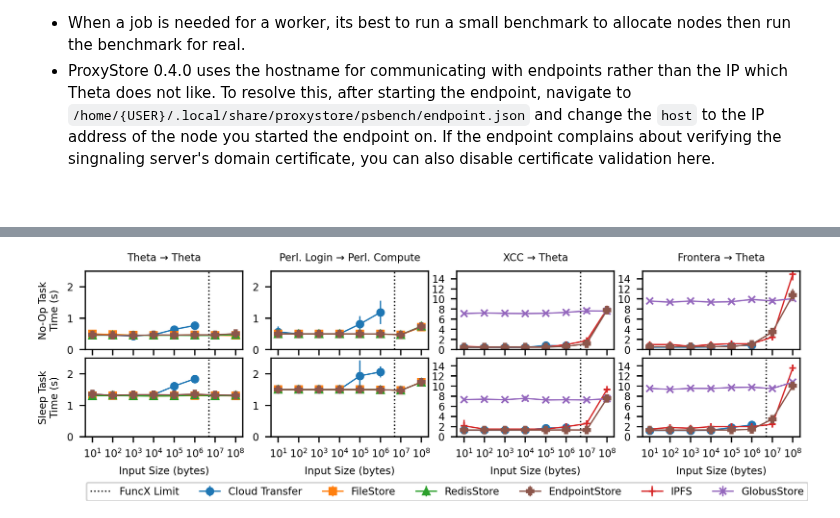
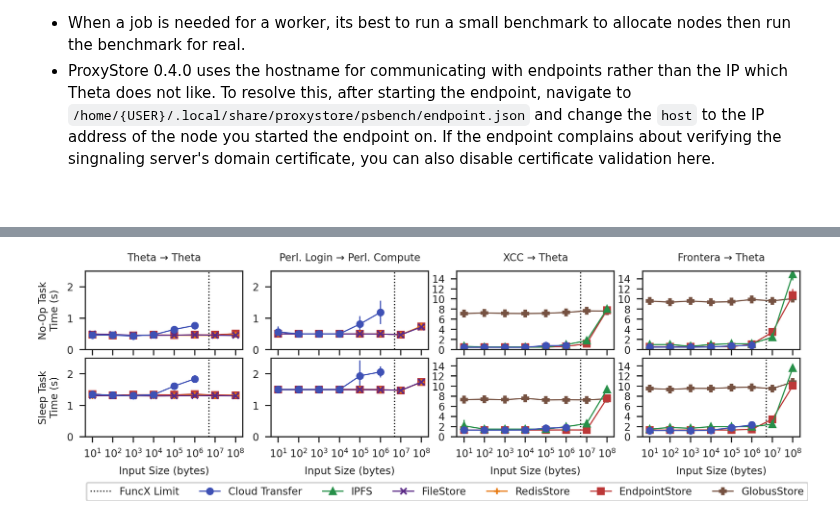
Before and after one commit to proxystore/sc23-evaluation, a Jupyter notebook: 0-proxystore-with-faas.ipynb, the cells around one changed output, grey strips where cells are left out. Saved outputs shown, nothing was run; the diff lists cells and outputs as text; code cells hidden in the pictures.

```diff
--- a/0-proxystore-with-faas.ipynb
+++ b/0-proxystore-with-faas.ipynb
@@ -68,17 +68,12 @@ $ python -m psbench.benchmarks.funcx_tasks \
 
 import math
 
+from cycler import cycler
 import matplotlib.pyplot as plt
 import matplotlib.ticker as mticker
 import matplotlib.markers as markers
 import pandas
 import numpy
-import seaborn
-
-# to change default colormap
-plt.rcParams["image.cmap"] = "tab10"
-# to change default color cycle
-plt.rcParams['axes.prop_cycle'] = plt.cycler(color=plt.cm.tab10.colors)
 # %%
 BACKEND_COLUMN = 'proxystore_backend'
 INPUT_SIZE_COLUMN = 'input_size_bytes'
@@ -176,18 +171,16 @@ extracted_data = [
     ],
 ]
 
-backends = ['FuncX', 'FileStore', 'RedisStore', 'IPFS', 'GlobusStore', 'EndpointStore']
+backends = ['FuncX', 'IPFS', 'FileStore', 'RedisStore', 'EndpointStore', 'GlobusStore']
 
 rows = 2
 cols = 4
 
 fig, axs = plt.subplots(rows, cols, sharex=True)
 
-cmap = plt.get_cmap()
-colors = {backend: cmap(i) for i, backend in enumerate(backends)}
-markers_ = {backend: ('o', 's', '^', '+', 'x', 'P')[i] for i, backend in enumerate(backends)}
-legend_handles = {}  # backend (str): axs handle
-
+colors = plt.rcParams['axes.prop_cycle'] + cycler(marker=['o', '^', 'x', '+', 's', 'P'])
+cycles = {b: c for b, c in zip(backends, colors)}
+legend_handles = {}
 
 for i in range(rows):
     for j in range(cols):
@@ -195,7 +188,7 @@ for i in range(rows):
         ax.axvline(5e6, color='black', linestyle=':', label='FuncX Limit')
 
         data = extracted_data[i][j]
-        for backend in backends:
+        for backend in reversed(backends):
             if backend in data:
                 xye = [
                     (x, y, e)
@@ -204,7 +197,7 @@ for i in range(rows):
                 ]
                 x, y, e  = zip(*xye)
                 label = 'Cloud Transfer' if backend == 'FuncX' else backend
-                ax.errorbar(x, y, yerr=e, marker=markers_[backend], label=label, color=colors[backend])
+                ax.errorbar(x, y, yerr=e, label=label, **cycles[backend])
 
         # ax.set_yscale('log')
         ax.set_xscale('symlog')
@@ -216,33 +209,46 @@ for i in range(rows):
                 legend_handles[label] = handle
 
 axs[1, 0].set_xlabel('Input Size (bytes)')
 axs[1, 1].set_xlabel('Input Size (bytes)')
 axs[1, 2].set_xlabel('Input Size (bytes)')
 axs[1, 3].set_xlabel('Input Size (bytes)')
 axs[0, 0].set_ylabel('No-Op Task\nTime (s)')
 axs[1, 0].set_ylabel('Sleep Task\nTime (s)')
 axs[0, 0].set_title('Theta → Theta')
 axs[0, 1].set_title('Perl. Login → Perl. Compute')
 axs[0, 2].set_title('XCC → Theta')
 axs[0, 3].set_title('Frontera → Theta')
 
-axs[1, 0].legend(legend_handles.values(), legend_handles.keys(), loc='upper center', bbox_to_anchor=(2.3, -0.52), ncol=7)
+handles = [None for _ in range(len(backends) + 1)]
+labels = [None for _ in range(len(backends) + 1)]
+for label, handle in legend_handles.items():
+    if label =='FuncX Limit':
+        index = 0
+    elif label == 'Cloud Transfer':
+        index = backends.index('FuncX') + 1
+        handle = handle[0]
+    else:
+        index = backends.index(label) + 1
+        handle = handle[0]
+    handles[index] = handle
+    labels[index] = label
+
+axs[1, 0].legend(handles, labels, loc='upper center', bbox_to_anchor=(2.3, -0.52), ncol=7)
 
 # Restrict y axis range
 for yi in (0, 1):
     for xi in (0, 1, 2, 3):
         axs[yi, xi].set_ylim([0, 2.5 if xi < 2 else 15.5])
         axs[yi, xi].set_ylim([0, 2.5 if xi < 2 else 15.5])
 
 # Restrict y labels to integers
 for yi in (0, 1):
     for xi in (0, 1, 2, 3):
         axs[yi, xi].get_yaxis().set_major_locator(mticker.MaxNLocator(integer=True))
 
-#fig.tight_layout() #h_pad=0.5, w_pad=0.75)
 plt.subplots_adjust(wspace=0.18, hspace=0.11)
 
 fig.set_size_inches(7.5, 1.75)
 plt.savefig('figures/funcx-roundtrip-task-times.pdf', pad_inches=0.05)
 # %% [output]
-[figure, old version]
+[figure, new version]
```
Also changed, not shown: 15 other files.
